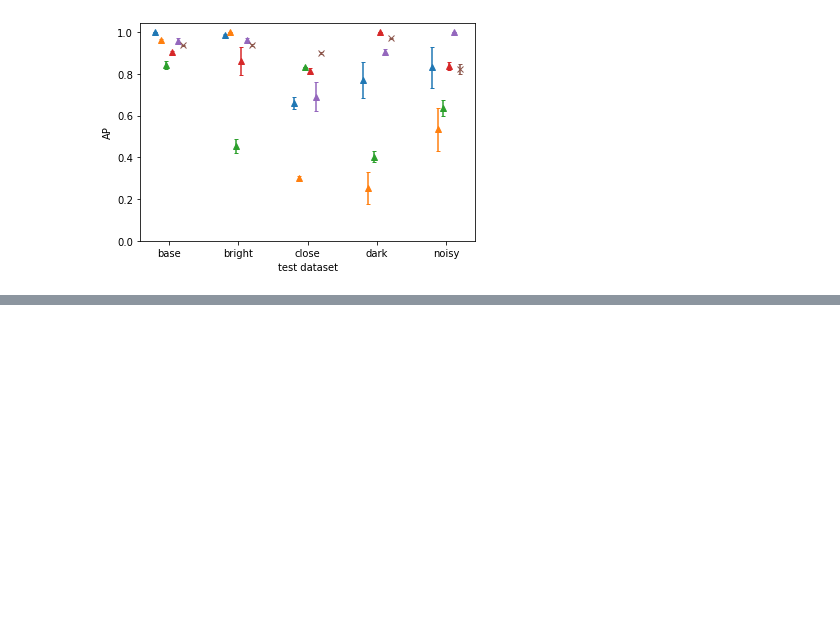
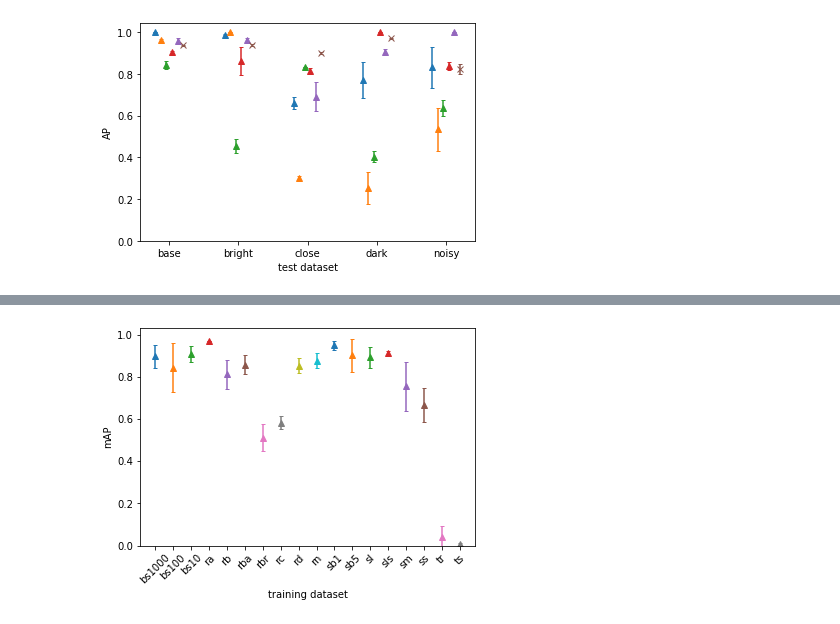
Before and after one commit to evo-biomech/replicAnt, a Jupyter notebook: evaluation/Plot_YOLO_results.ipynb, the cells around one changed output, grey strips where cells are left out. Saved outputs shown, nothing was run; the diff lists cells and outputs as text; code cells hidden in the pictures; blank space fills up the shorter version.

Commit message:
Added plotting of mAP across all training datasets

```diff
--- a/evaluation/Plot_YOLO_results.ipynb
+++ b/evaluation/Plot_YOLO_results.ipynb
@@ -406,0 +500,16 @@ plt.errorbar?
+# %%
+fig, ax = plt.subplots()
+for x, data in enumerate(mAPs_all):
+    ax.errorbar(x, data[1], data[2], linestyle='None', marker='^', capsize=2)
+
+xticks = [x[0] for x in mAPs_all]
+plt.xticks(np.arange(18), xticks,rotation=45)
+
+plt.ylim(bottom=0)
+ax.set_ylabel('mAP')
+ax.set_xlabel('training dataset')
+
+plt.savefig("mAP_all_training_datasets.svg")
+plt.show()
+# %% [output]
+[figure, added]
```
Also changed, not shown: parts of 1 cell of this notebook.
